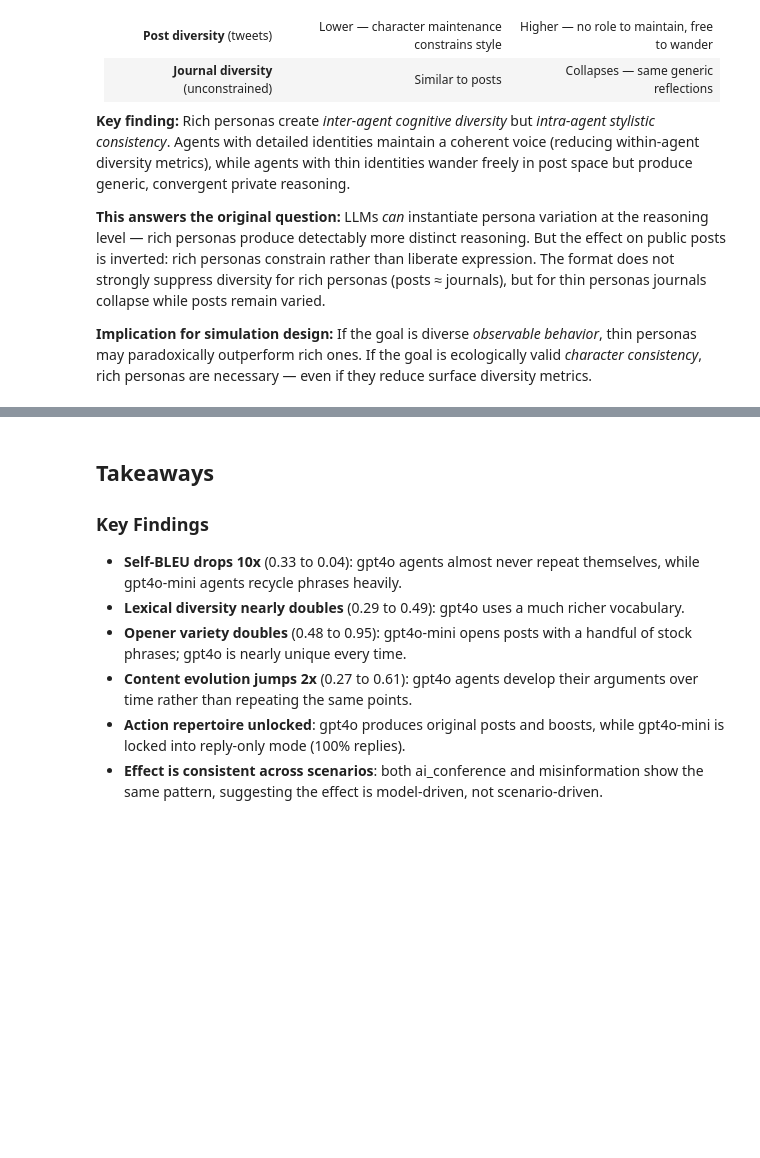
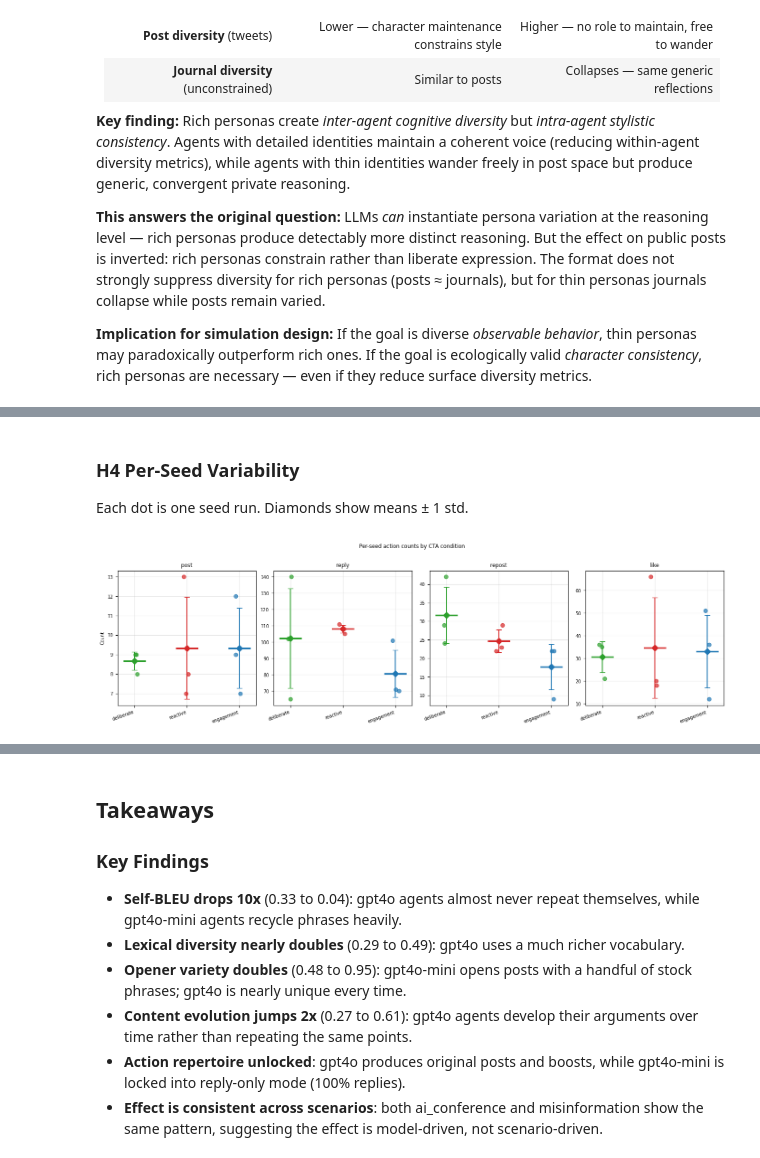
Before and after one commit to sandbox-social/silisocs, a Jupyter notebook: experiments/studies/style_diversity/notebook.ipynb, the cells around one changed output, grey strips where cells are left out. Cells and saved outputs as stored; diff of their text form; code cells hidden in the pictures; blank space fills up the shorter version.

```diff
--- a/experiments/studies/style_diversity/notebook.ipynb
+++ b/experiments/studies/style_diversity/notebook.ipynb
@@ -1135,0 +1399,28 @@ print("Saved figure_composite.pdf / .png")
+# %% [markdown]
+### H4 Per-Seed Variability
+
+Each dot is one seed run. Diamonds show means ± 1 std.
+# %%
+fig, axes = plt.subplots(1, len(SOCIAL_ACTIONS), figsize=(14, 4), sharey=False)
+
+for ai, act in enumerate(SOCIAL_ACTIONS):
+    ax = axes[ai]
+    for ci, cond in enumerate(H4_CONDITIONS):
+        vals = h4_counts[cond][act]
+        mean, std = np.mean(vals), np.std(vals)
+        # jitter
+        jitter = (np.random.rand(len(vals)) - 0.5) * 0.15
+        ax.scatter([ci + j for j in jitter], vals, color=H4_COLORS[cond], alpha=0.7, zorder=3)
+        ax.plot([ci-0.2, ci+0.2], [mean, mean], color=H4_COLORS[cond], lw=2.5, zorder=4)
+        ax.errorbar(ci, mean, yerr=std, fmt='D', color=H4_COLORS[cond], ms=7, capsize=4, zorder=5)
+    ax.set_xticks(range(len(H4_CONDITIONS)))
+    ax.set_xticklabels([H4_LABELS[c] for c in H4_CONDITIONS], rotation=20, ha='right')
+    ax.set_title(act)
+    ax.set_ylabel('Count' if ai == 0 else '')
+
+plt.suptitle('Per-seed action counts by CTA condition', y=1.02)
+plt.tight_layout()
+plt.savefig('experiments/studies/style_diversity/h4_variability.png', dpi=150, bbox_inches='tight')
+plt.show()
+# %% [output]
+[figure, added]
```
Also changed, not shown: parts of 24 cells of this notebook, 5 other files.
